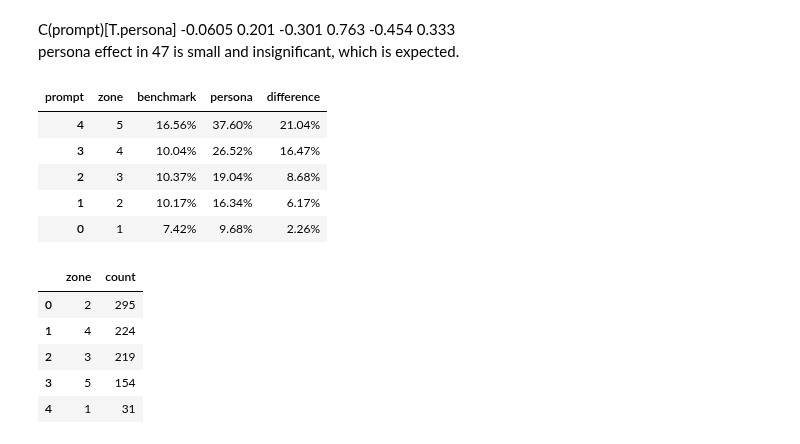
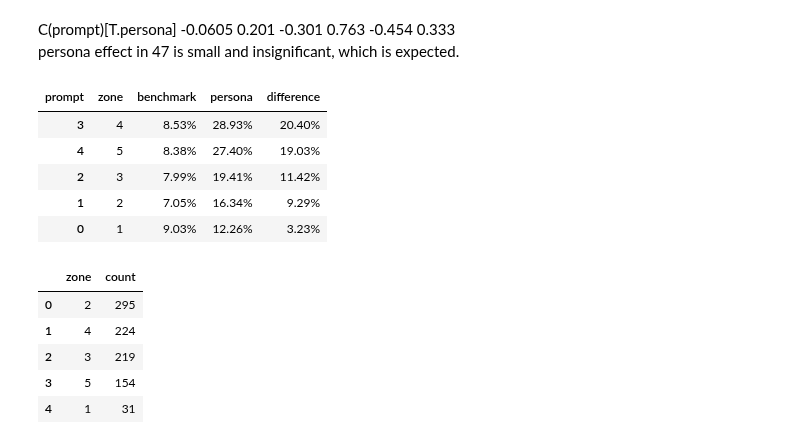
Before and after one commit to Segtanof/Teapot, a Jupyter notebook: task1_analysis.ipynb, the cells around one changed output. Drawn from its saved outputs; the diff is of its cells as text; code cells hidden in the pictures.

```diff
--- a/task1_analysis.ipynb
+++ b/task1_analysis.ipynb
@@ -508,23 +508,23 @@ C(prompt)[T.persona]:C(industry)[T.53]    1.028023
 C(prompt)[T.persona]                      -0.0605      0.201     -0.301      0.763      -0.454       0.333 \
 persona effect in 47 is small and insignificant, which is expected.
 # %%
-model = ["mistral"]
+model = ["deepseek-r1"]
 df_zone = df_avg[df_avg["model"] == model[0]].copy()
 df_zone = df_zone.pivot_table(index=["zone"], columns=["prompt"], values="correct_match").mul(100).reset_index()
 df_zone["difference"] = df_zone["persona"] - df_zone["benchmark"]
 df_zone = df_zone.sort_values(by="difference", ascending=False)
 # find out average matching rate for each column
 df_zone["benchmark"] = df_zone["benchmark"].apply(lambda x: "{:.2f}%".format(x))
 df_zone["persona"] = df_zone["persona"].apply(lambda x: "{:.2f}%".format(x))
 df_zone["difference"] = df_zone["difference"].apply(lambda x: "{:.2f}%".format(x))
 df_zone
 # %% [output]
 | prompt | zone | benchmark | persona | difference |
-| 4 | 5 | 16.56% | 37.60% | 21.04% |
-| 3 | 4 | 10.04% | 26.52% | 16.47% |
-| 2 | 3 | 10.37% | 19.04% | 8.68% |
-| 1 | 2 | 10.17% | 16.34% | 6.17% |
-| 0 | 1 | 7.42% | 9.68% | 2.26% |
+| 3 | 4 | 8.53% | 28.93% | 20.40% |
+| 4 | 5 | 8.38% | 27.40% | 19.03% |
+| 2 | 3 | 7.99% | 19.41% | 11.42% |
+| 1 | 2 | 7.05% | 16.34% | 9.29% |
+| 0 | 1 | 9.03% | 12.26% | 3.23% |
 # %%
 #find out the count of each zone
 zone_counts = df_mistral["zone"].value_counts().div(20)
```
Also changed, not shown: parts of 4 cells of this notebook, 25 other files.
